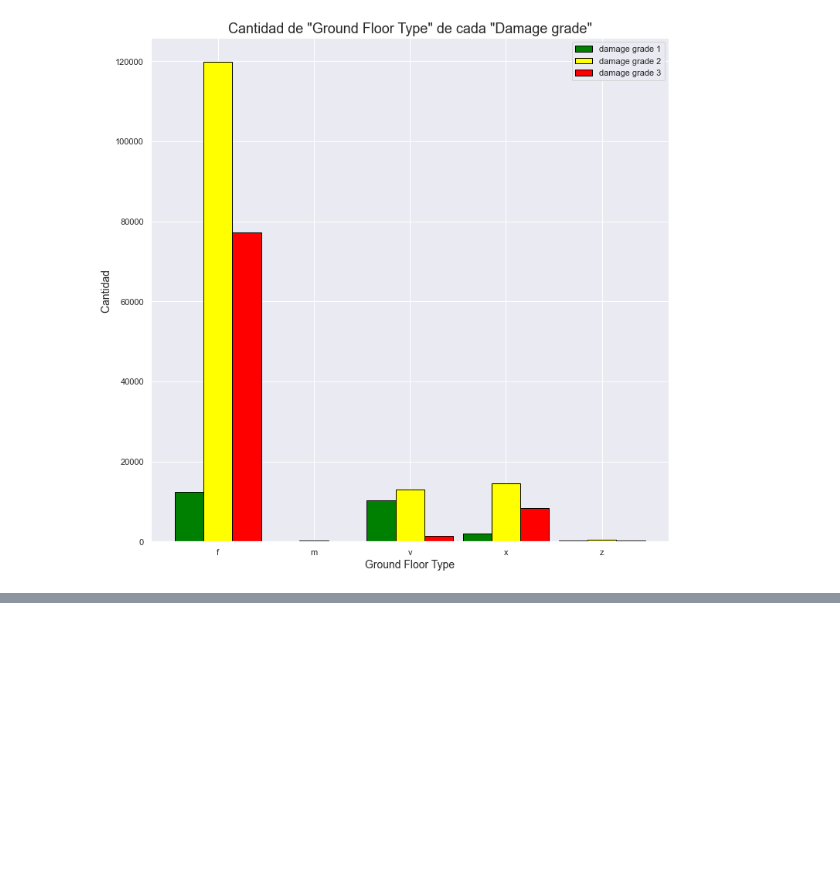
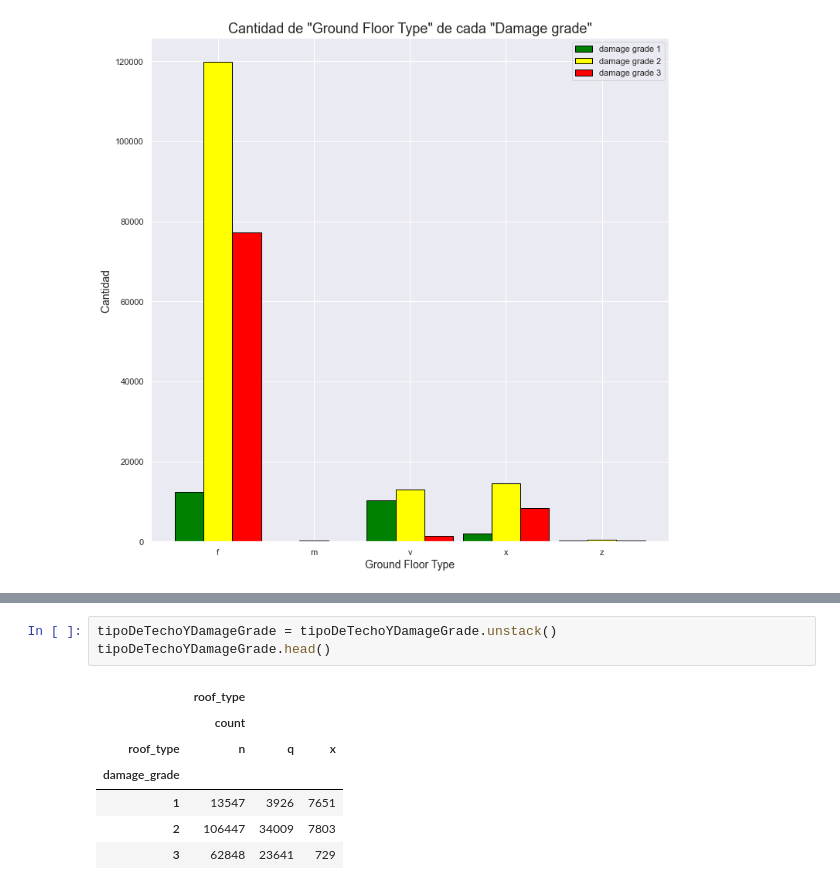
Before and after one commit to Noenf/Datos-1C2021, a Jupyter notebook: TP1/tipoDeConstruccion_analisis_Gaston.ipynb, the cells around one changed output, grey strips where cells are left out. Cells and saved outputs as stored; diff of their text form; blank space fills up the shorter version.

```diff
--- a/TP1/tipoDeConstruccion_analisis_Gaston.ipynb
+++ b/TP1/tipoDeConstruccion_analisis_Gaston.ipynb
@@ -373,0 +401,11 @@ plt.show()
+# %%
+tipoDeTechoYDamageGrade = tipoDeTechoYDamageGrade.unstack()
+tipoDeTechoYDamageGrade.head()
+# %% [output]
+|  | roof_type |  |  |
+|  | count |  |  |
+| roof_type | n | q | x |
+| damage_grade |  |  |  |
+| 1 | 13547 | 3926 | 7651 |
+| 2 | 106447 | 34009 | 7803 |
+| 3 | 62848 | 23641 | 729 |
```
Also changed, not shown: parts of 5 cells of this notebook.
